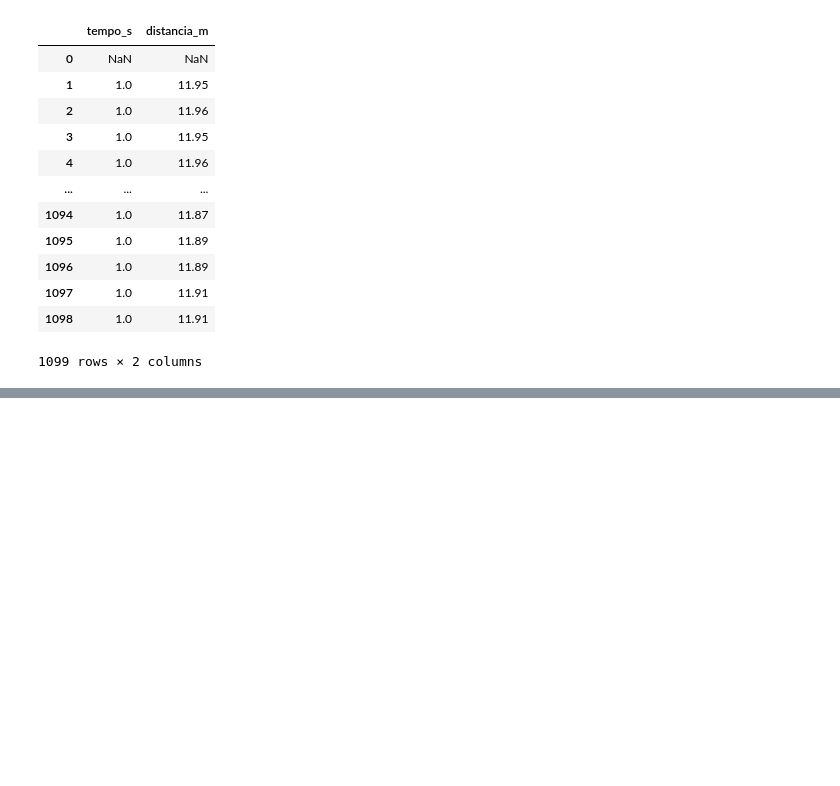
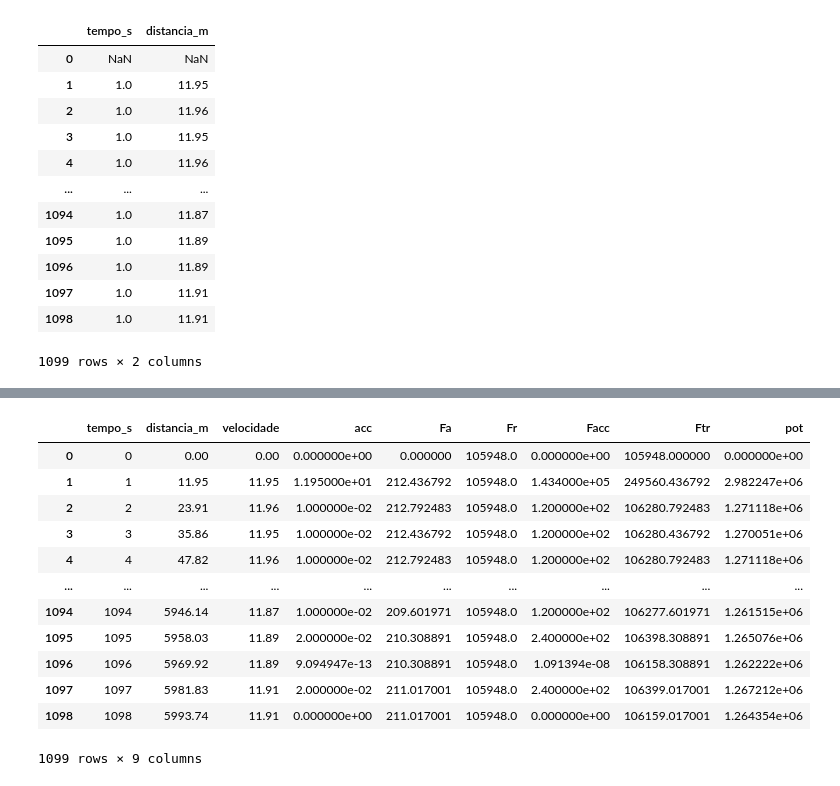
Before and after one commit to mhnasser/otmizacao_onibus_hibridos, a Jupyter notebook: notebooks/rascunho.ipynb, the cells around one changed output, grey strips where cells are left out. Saved outputs shown, nothing was run; the diff lists cells and outputs as text; code cells hidden in the pictures; blank space fills up the shorter version.

```diff
--- a/notebooks/rascunho.ipynb
+++ b/notebooks/rascunho.ipynb
@@ -74,0 +167,16 @@ plt.show()
+# %%
+df
+# %% [output]
+|  | tempo_s | distancia_m | velocidade | acc | Fa | Fr | Facc | Ftr | pot |
+| 0 | 0 | 0.00 | 0.00 | 0.000000e+00 | 0.000000 | 105948.0 | 0.000000e+00 | 105948.000000 | 0.000000e+00 |
+| 1 | 1 | 11.95 | 11.95 | 1.195000e+01 | 212.436792 | 105948.0 | 1.434000e+05 | 249560.436792 | 2.982247e+06 |
+| 2 | 2 | 23.91 | 11.96 | 1.000000e-02 | 212.792483 | 105948.0 | 1.200000e+02 | 106280.792483 | 1.271118e+06 |
+| 3 | 3 | 35.86 | 11.95 | 1.000000e-02 | 212.436792 | 105948.0 | 1.200000e+02 | 106280.436792 | 1.270051e+06 |
+| 4 | 4 | 47.82 | 11.96 | 1.000000e-02 | 212.792483 | 105948.0 | 1.200000e+02 | 106280.792483 | 1.271118e+06 |
+| ... | ... | ... | ... | ... | ... | ... | ... | ... | ... |
+| 1094 | 1094 | 5946.14 | 11.87 | 1.000000e-02 | 209.601971 | 105948.0 | 1.200000e+02 | 106277.601971 | 1.261515e+06 |
+| 1095 | 1095 | 5958.03 | 11.89 | 2.000000e-02 | 210.308891 | 105948.0 | 2.400000e+02 | 106398.308891 | 1.265076e+06 |
+| 1096 | 1096 | 5969.92 | 11.89 | 9.094947e-13 | 210.308891 | 105948.0 | 1.091394e-08 | 106158.308891 | 1.262222e+06 |
+| 1097 | 1097 | 5981.83 | 11.91 | 2.000000e-02 | 211.017001 | 105948.0 | 2.400000e+02 | 106399.017001 | 1.267212e+06 |
+| 1098 | 1098 | 5993.74 | 11.91 | 0.000000e+00 | 211.017001 | 105948.0 | 0.000000e+00 | 106159.017001 | 1.264354e+06 |
+1099 rows × 9 columns
```
Also changed, not shown: parts of 15 cells of this notebook.
